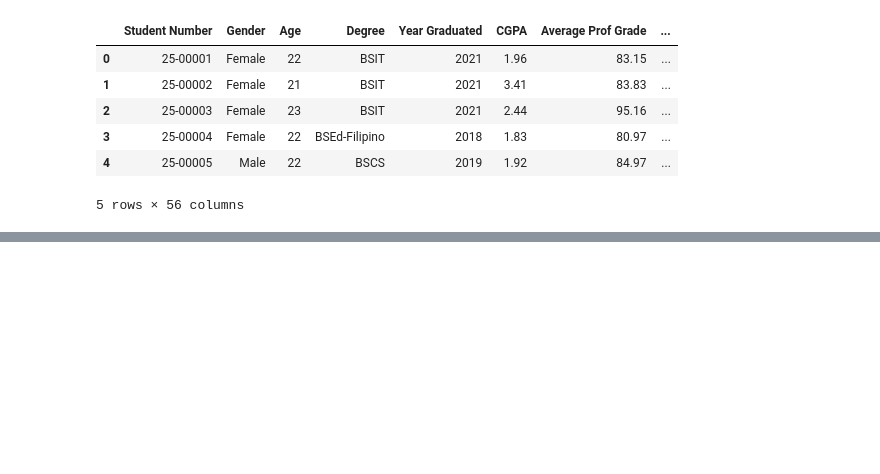
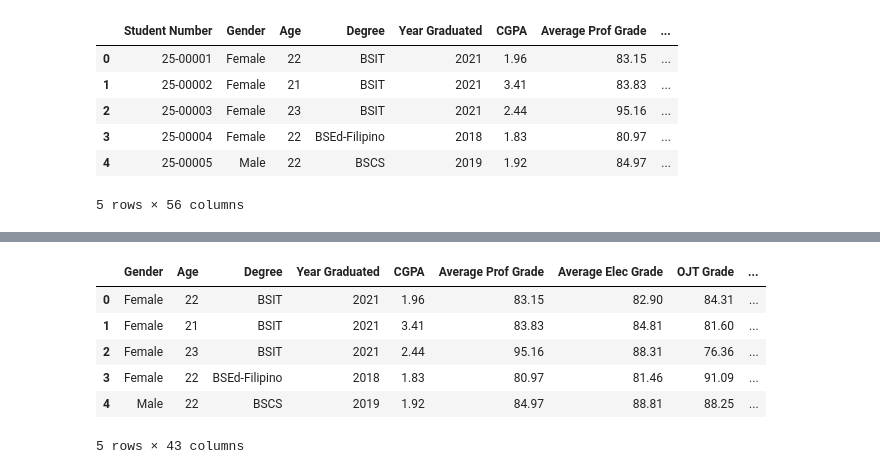
Before and after one commit to jc14-ai/Alumni-Employability, a Jupyter notebook: data/sd2.ipynb, the cells around one changed output, grey strips where cells are left out. Cells and saved outputs as stored; diff of their text form; code cells hidden in the pictures; blank space fills up the shorter version.

```diff
--- a/data/sd2.ipynb
+++ b/data/sd2.ipynb
@@ -14,0 +68,12 @@ df.head()
+# %%
+df = df.drop(columns=['Student Number'])
+df = df.drop(columns=df.columns[df.isna().sum() == len(df)])
+df.head()
+# %% [output]
+|  | Gender | Age | Degree | Year Graduated | CGPA | Average Prof Grade | Average Elec Grade | OJT Grade | ... |
+| 0 | Female | 22 | BSIT | 2021 | 1.96 | 83.15 | 82.90 | 84.31 | ... |
+| 1 | Female | 21 | BSIT | 2021 | 3.41 | 83.83 | 84.81 | 81.60 | ... |
+| 2 | Female | 23 | BSIT | 2021 | 2.44 | 95.16 | 88.31 | 76.36 | ... |
+| 3 | Female | 22 | BSEd-Filipino | 2018 | 1.83 | 80.97 | 81.46 | 91.09 | ... |
+| 4 | Male | 22 | BSCS | 2019 | 1.92 | 84.97 | 88.81 | 88.25 | ... |
+5 rows × 43 columns
```
Also changed, not shown: parts of 14 cells of this notebook.
